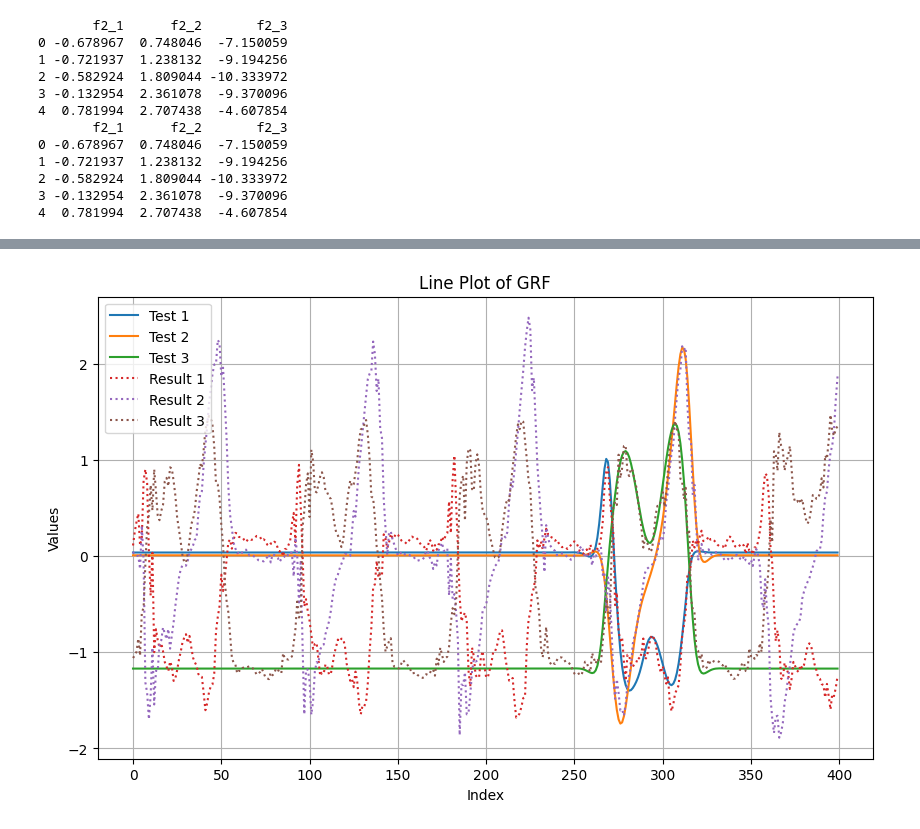
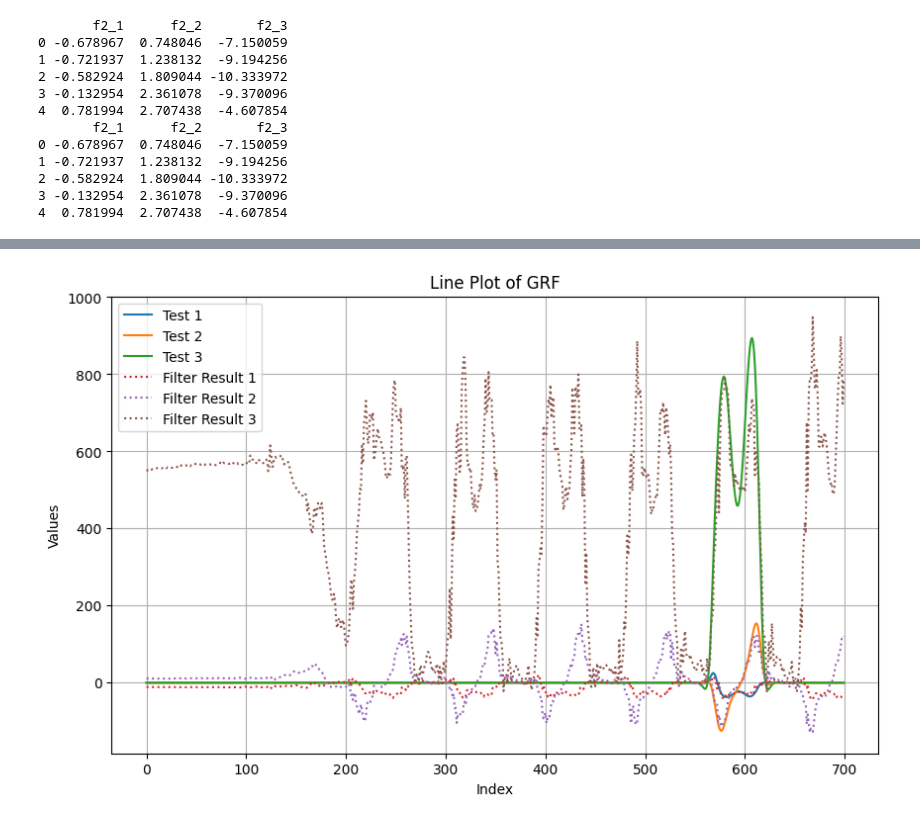
Before and after one commit to gateway240/ai-imu-grf, a Jupyter notebook: alex-ml-v4.ipynb, the cells around one changed output, grey strips where cells are left out. Saved outputs shown, nothing was run; the diff lists cells and outputs as text; code cells hidden in the pictures.

Commit message:
Update to not scale y values

```diff
--- a/alex-ml-v4.ipynb
+++ b/alex-ml-v4.ipynb
@@ -147,10 +145,10 @@ model = Sequential()
 model.add(Input(shape=(49,)))  # Using Input layer
 
 # Input layer and first hidden layer
-model.add(Dense(128, activation='sigmoid'))
+model.add(Dense(256, activation='sigmoid'))
 
 # Second hidden layer
-model.add(Dense(256, activation='relu'))
+model.add(Dense(512, activation='relu'))
 
 # Output layer
 model.add(Dense(3, activation='linear'))  # Linear activation for regression
@@ -173,5 +171,5 @@ Model: "sequential_2"
  Non-trainable params: 0 (0.00 B)
 None
 # %%
-model.fit(X, Y, epochs=100, batch_size=64, validation_split=0.2)
+model.fit(X, Y, epochs=50, batch_size=64, validation_split=0.2)
 # %% [output]
@@ -214,7 +201,7 @@ y_test.drop(columns=['time'], inplace=True)
 
 # Normalize test data
 X_test = scalerX.transform(X_test)
-y_test = scalerY.transform(y_test)
+# y_test = scalerY.transform(y_test)
 
 # Evaluate the model
 loss, mae = model.evaluate(X_test, y_test)
@@ -236,0 +280,28 @@ print(predictions)
+# %%
+# Assuming y_test and predictions are already defined and are 2D NumPy arrays
+
+min_window = 0
+max_window = 700
+
+# Loop over the number of columns
+for i in range(y_test.shape[1]):
+    plt.figure(figsize=(10, 6))  # Create a new figure for each column
+
+    # Plot the test data
+    plt.plot(y_test.iloc[min_window:max_window, i], label=f'Test {i+1}')  # Original test data
+
+    # Plot the predictions
+    plt.plot(predictions[min_window:max_window, i], label=f'Result {i+1}', linestyle=':')  # Predictions
+
+    # Optional: Uncomment the next line if you have filtered predictions
+    plt.plot(predictions_filtered[min_window:max_window, i], label=f'Filter Result {i+1}', linestyle='--')  # Filtered predictions
+
+    # Adding titles and labels
+    plt.title(f'Line Plot of GRF - Column {i+1}')
+    plt.xlabel('Index')
+    plt.ylabel('Values')
+    plt.legend()
+    plt.grid()
+    # plt.yscale('log')  # Optional: Use logarithmic scale for better visibility of small values
+
+    plt.show()  # Show the figure for the current column
@@ -237,27 +312,25 @@ print(predictions)
 # %%
 # Plotting the DataFrame
 plt.figure(figsize=(10, 6))
 
-min_window = 300
-max_window = 700
-
 for i in range(y_test.shape[1]):  # Loop over the number of columns
-    plt.plot(y_test[min_window:max_window, i], label=f'Test {i+1}')  # Use marker for visibility
+    plt.plot(y_test.iloc[min_window:max_window, i], label=f'Test {i+1}')  # Use marker for visibility
 
 # Plot each column as a separate line
 for i in range(predictions.shape[1]):  # Loop over the number of columns
-    plt.plot(predictions[min_window:max_window, i], label=f'Result {i+1}', linestyle=':')  # Use marker for visibility
+    # plt.plot(predictions[min_window:max_window, i], label=f'Result {i+1}', linestyle=':')  # Use marker for visibility
+    plt.plot(predictions_filtered[min_window:max_window, i], label=f'Filter Result {i+1}', linestyle=':')  # Use marker for visibility
 
 # Adding titles and labels
 plt.title('Line Plot of GRF')
 plt.xlabel('Index')
 plt.ylabel('Values')
 plt.legend()
 plt.grid()
 # plt.yscale('log')  # Optional: Use logarithmic scale for better visibility of small values
 plt.show()
 # %% [output]
-[figure, old version]
+[figure, new version]
 # %%
 # Create a figure
 plt.figure(figsize=(12, 6))
```
Also changed, not shown: parts of 14 cells of this notebook, 1 other file.
